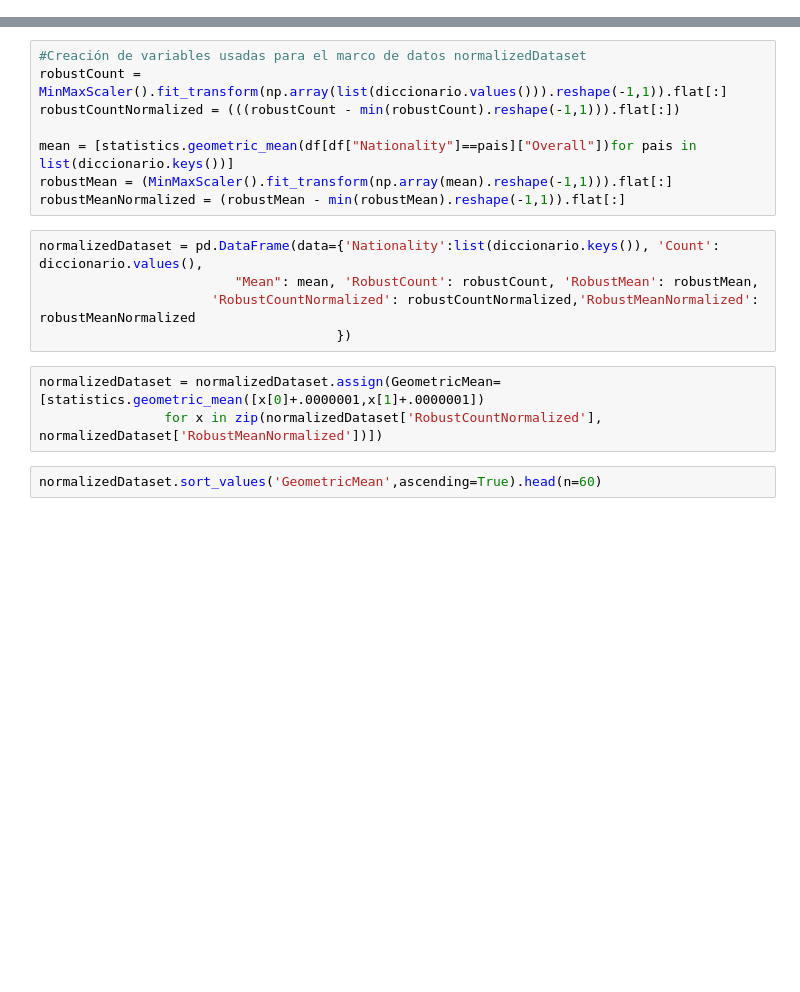
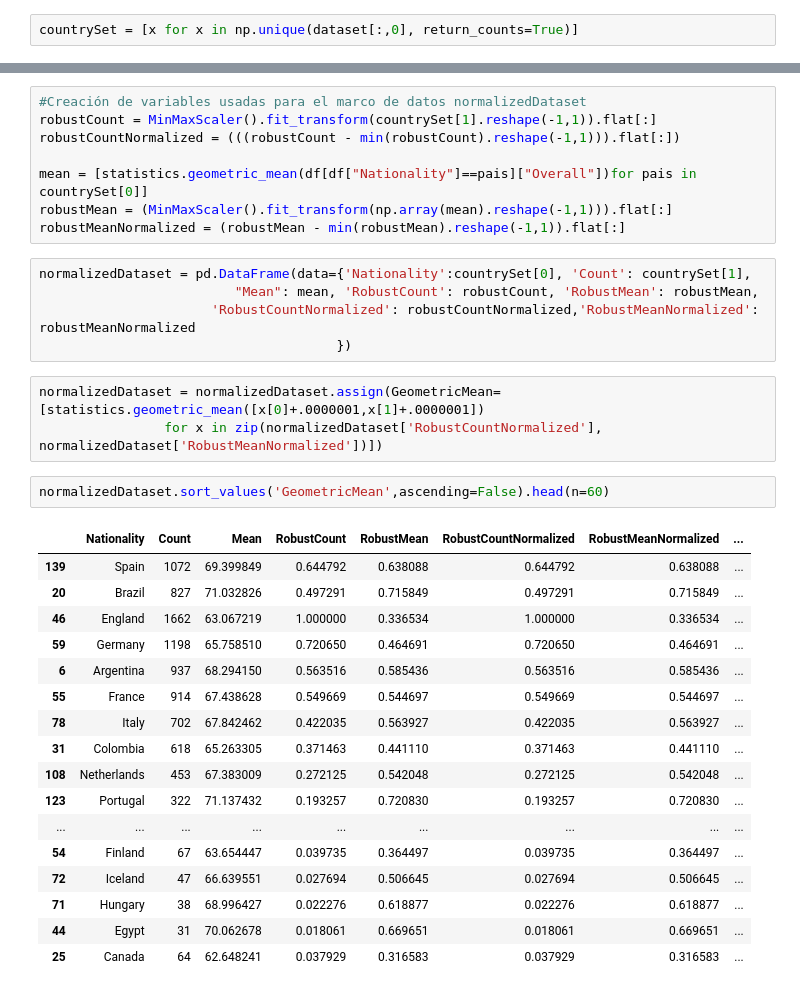
Before and after one commit to GAPPLabs/DataScienceProject, a Jupyter notebook: Proyecto.ipynb, the cells around one changed output, grey strips where cells are left out. Drawn from its saved outputs; the diff is of its cells as text; blank space fills up the shorter version.

Commit message:
Use o countrySet instead of diccionario

```diff
--- a/Proyecto.ipynb
+++ b/Proyecto.ipynb
@@ -10,19 +10,21 @@ from sklearn.model_selection import train_test_split
 df = pd.read_csv("futbol.csv", parse_dates= True, index_col= 1)
 # %%
 dataset = np.array(df.filter(["Nationality","Club","Overall","Potential","Value","Wage"]).values)
+# %%
+countrySet = [x for x in np.unique(dataset[:,0], return_counts=True)]
 # %%
 unique, counts = np.unique(dataset[:,0], return_counts=True)
 diccionario = dict(zip(unique, counts))
 # %%
 #Creación de variables usadas para el marco de datos normalizedDataset
-robustCount = MinMaxScaler().fit_transform(np.array(list(diccionario.values())).reshape(-1,1)).flat[:]
+robustCount = MinMaxScaler().fit_transform(countrySet[1].reshape(-1,1)).flat[:]
 robustCountNormalized = (((robustCount - min(robustCount).reshape(-1,1))).flat[:])
 
-mean = [statistics.geometric_mean(df[df["Nationality"]==pais]["Overall"])for pais in list(diccionario.keys())]
+mean = [statistics.geometric_mean(df[df["Nationality"]==pais]["Overall"])for pais in countrySet[0]]
 robustMean = (MinMaxScaler().fit_transform(np.array(mean).reshape(-1,1))).flat[:]
 robustMeanNormalized = (robustMean - min(robustMean).reshape(-1,1)).flat[:]
 # %%
-normalizedDataset = pd.DataFrame(data={'Nationality':list(diccionario.keys()), 'Count': diccionario.values(),
+normalizedDataset = pd.DataFrame(data={'Nationality':countrySet[0], 'Count': countrySet[1],
                          "Mean": mean, 'RobustCount': robustCount, 'RobustMean': robustMean,
                       'RobustCountNormalized': robustCountNormalized,'RobustMeanNormalized': robustMeanNormalized
                                       })
@@ -30,7 +32,25 @@ normalizedDataset = pd.DataFrame(data={'Nationality':list(diccionario.keys()), '
 normalizedDataset = normalizedDataset.assign(GeometricMean=[statistics.geometric_mean([x[0]+.0000001,x[1]+.0000001])
                 for x in zip(normalizedDataset['RobustCountNormalized'], normalizedDataset['RobustMeanNormalized'])])
 # %%
-normalizedDataset.sort_values('GeometricMean',ascending=True).head(n=60)
+normalizedDataset.sort_values('GeometricMean',ascending=False).head(n=60)
+# %% [output]
+|  | Nationality | Count | Mean | RobustCount | RobustMean | RobustCountNormalized | RobustMeanNormalized | ... |
+| 139 | Spain | 1072 | 69.399849 | 0.644792 | 0.638088 | 0.644792 | 0.638088 | ... |
+| 20 | Brazil | 827 | 71.032826 | 0.497291 | 0.715849 | 0.497291 | 0.715849 | ... |
+| 46 | England | 1662 | 63.067219 | 1.000000 | 0.336534 | 1.000000 | 0.336534 | ... |
+| 59 | Germany | 1198 | 65.758510 | 0.720650 | 0.464691 | 0.720650 | 0.464691 | ... |
+| 6 | Argentina | 937 | 68.294150 | 0.563516 | 0.585436 | 0.563516 | 0.585436 | ... |
+| 55 | France | 914 | 67.438628 | 0.549669 | 0.544697 | 0.549669 | 0.544697 | ... |
+| 78 | Italy | 702 | 67.842462 | 0.422035 | 0.563927 | 0.422035 | 0.563927 | ... |
+| 31 | Colombia | 618 | 65.263305 | 0.371463 | 0.441110 | 0.371463 | 0.441110 | ... |
+| 108 | Netherlands | 453 | 67.383009 | 0.272125 | 0.542048 | 0.272125 | 0.542048 | ... |
+| 123 | Portugal | 322 | 71.137432 | 0.193257 | 0.720830 | 0.193257 | 0.720830 | ... |
+| ... | ... | ... | ... | ... | ... | ... | ... | ... |
+| 54 | Finland | 67 | 63.654447 | 0.039735 | 0.364497 | 0.039735 | 0.364497 | ... |
+| 72 | Iceland | 47 | 66.639551 | 0.027694 | 0.506645 | 0.027694 | 0.506645 | ... |
+| 71 | Hungary | 38 | 68.996427 | 0.022276 | 0.618877 | 0.022276 | 0.618877 | ... |
+| 44 | Egypt | 31 | 70.062678 | 0.018061 | 0.669651 | 0.018061 | 0.669651 | ... |
+| 25 | Canada | 64 | 62.648241 | 0.037929 | 0.316583 | 0.037929 | 0.316583 | ... |
 # %%
 plt.scatter(normalizedDataset["RobustCountNormalized"].values, normalizedDataset["RobustMeanNormalized"].values, color='r')
 plt.show()
```
Also changed, not shown: parts of 1 cell of this notebook.
